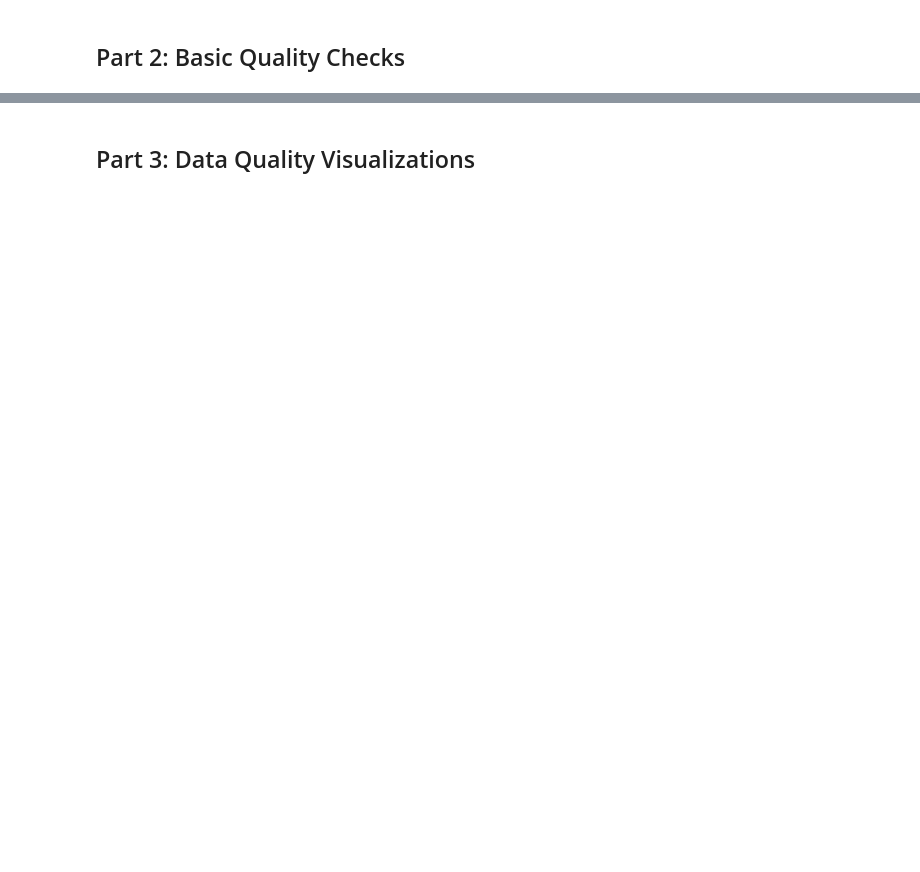
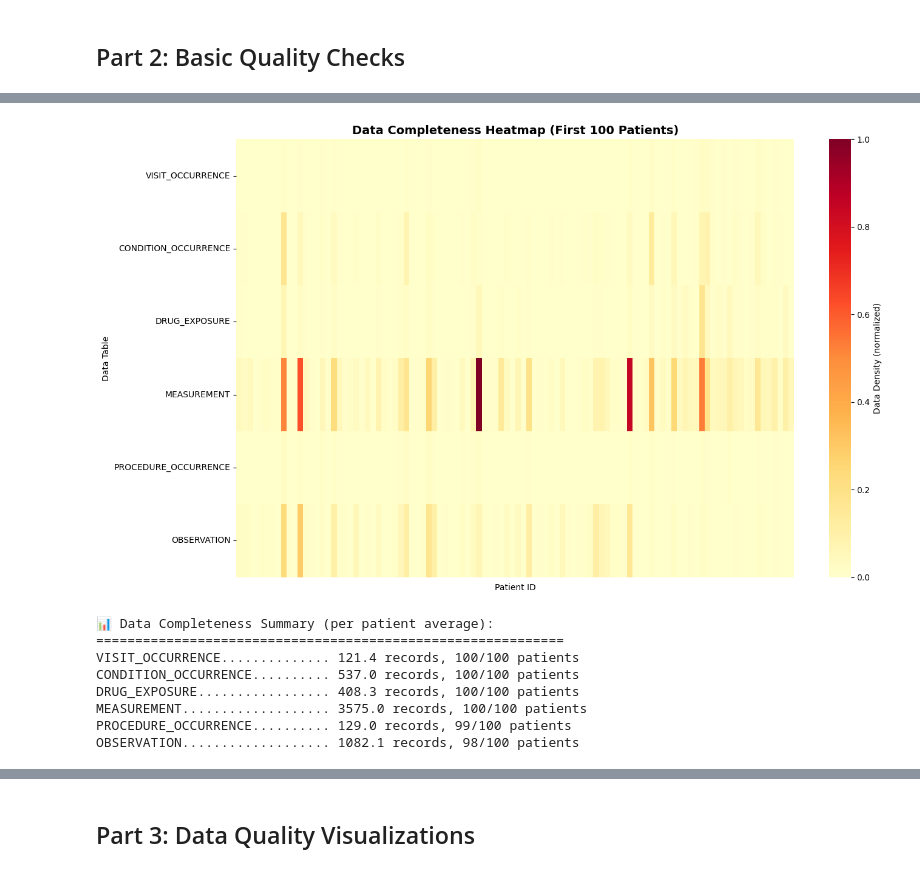
Before and after one commit to AaronLuo00/crisp-pipeline, a Jupyter notebook: notebooks/01_data_quality_exploration.ipynb, the cells around one changed output, grey strips where cells are left out. Cells and saved outputs as stored; diff of their text form; code cells hidden in the pictures; blank space fills up the shorter version.

```diff
--- a/notebooks/01_data_quality_exploration.ipynb
+++ b/notebooks/01_data_quality_exploration.ipynb
@@ -177,0 +301,62 @@ if 'PERSON' in tables:
+# %%
+# Data Completeness per Patient
+if 'PERSON' in tables:
+    person_ids = tables['PERSON']['person_id'].unique()[:100]  # Sample first 100 patients
+
+    patient_data_counts = []
+
+    for pid in person_ids:
+        counts = {'person_id': pid}
+
+        for table_name in ['VISIT_OCCURRENCE', 'CONDITION_OCCURRENCE', 'DRUG_EXPOSURE',
+                          'MEASUREMENT', 'PROCEDURE_OCCURRENCE', 'OBSERVATION']:
+            if table_name in tables and 'person_id' in tables[table_name].columns:
+                counts[table_name] = len(tables[table_name][tables[table_name]['person_id'] == pid])
+            else:
+                counts[table_name] = 0
+
+        patient_data_counts.append(counts)
+
+    patient_df = pd.DataFrame(patient_data_counts)
+
+    # Create heatmap of data density
+    fig, ax = plt.subplots(figsize=(14, 8))
+
+    # Prepare data for heatmap
+    heatmap_data = patient_df.drop('person_id', axis=1).T
+
+    # Normalize to 0-1 scale for better visualization
+    heatmap_data_norm = (heatmap_data - heatmap_data.min().min()) / (heatmap_data.max().max() - heatmap_data.min().min())
+
+    sns.heatmap(heatmap_data_norm,
+               cmap='YlOrRd',
+               cbar_kws={'label': 'Data Density (normalized)'},
+               xticklabels=False,
+               yticklabels=heatmap_data.index,
+               ax=ax)
+
+    ax.set_title(f'Data Completeness Heatmap (First {len(person_ids)} Patients)',
+                fontsize=14, fontweight='bold')
+    ax.set_xlabel('Patient ID')
+    ax.set_ylabel('Data Table')
+
+    plt.tight_layout()
+    plt.show()
+
+    # Summary statistics
+    print("📊 Data Completeness Summary (per patient average):")
+    print("="*60)
+    for col in patient_df.columns[1:]:
+        avg_records = patient_df[col].mean()
+        patients_with_data = (patient_df[col] > 0).sum()
+        print(f"{col:.<30} {avg_records:.1f} records, {patients_with_data}/{len(person_ids)} patients")
+# %% [output]
+[figure, added]
+📊 Data Completeness Summary (per patient average):
+============================================================
+VISIT_OCCURRENCE.............. 121.4 records, 100/100 patients
+CONDITION_OCCURRENCE.......... 537.0 records, 100/100 patients
+DRUG_EXPOSURE................. 408.3 records, 100/100 patients
+MEASUREMENT................... 3575.0 records, 100/100 patients
+PROCEDURE_OCCURRENCE.......... 129.0 records, 99/100 patients
+OBSERVATION................... 1082.1 records, 98/100 patients
```
Also changed, not shown: parts of 15 cells of this notebook.
